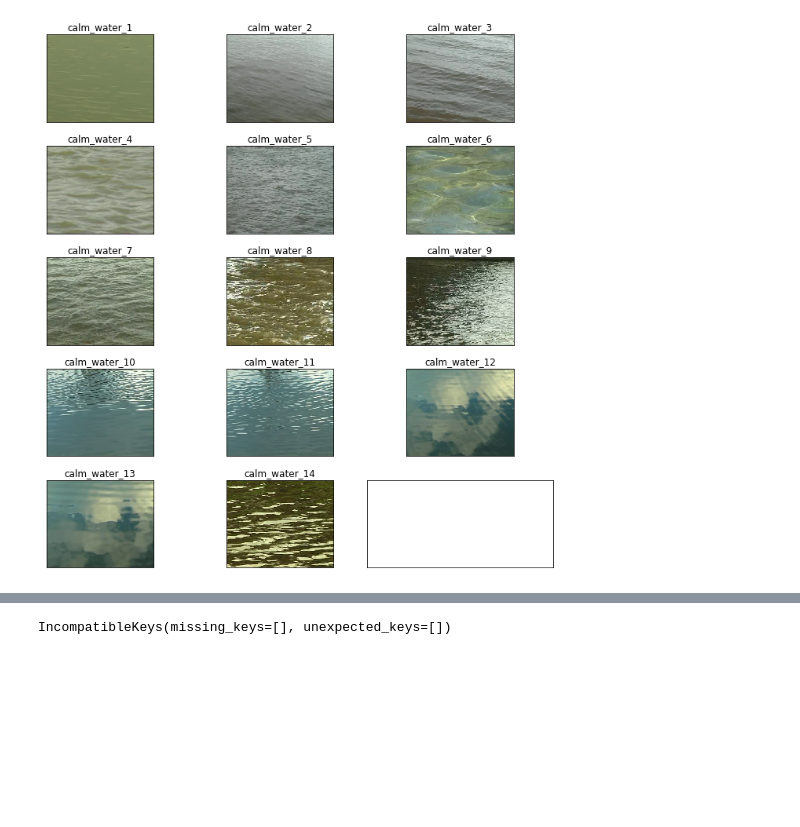
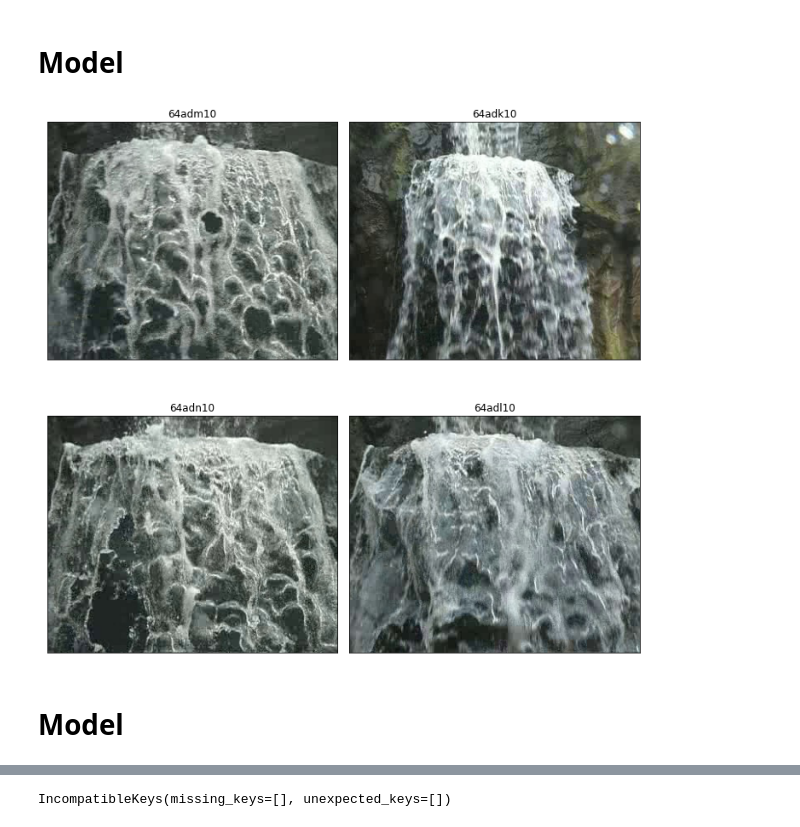
Before and after one commit to blufzzz/Dynamic-Textures-Autoregression, a Jupyter notebook: dynamic_textures_AR.ipynb, the cells around one changed output, grey strips where cells are left out. Drawn from its saved outputs; the diff is of its cells as text; code cells hidden in the pictures; blank space fills up the shorter version.

```diff
--- a/dynamic_textures_AR.ipynb
+++ b/dynamic_textures_AR.ipynb
@@ -217,0 +60,2 @@ class Discriminator(nn.Module):
+# %% [markdown]
+# Model
@@ -413,33 +209,28 @@ def save_model(model,
 # %%
-root_fold = './data/dynamic_textures/'
+video_names = os.listdir(frames_root)
+n_videos = len(video_names)
+n_vis = np.ceil(np.sqrt(n_videos)).astype(int)
 
-textures = ['calm_water_1',
-             'calm_water_2',
-             'calm_water_3',
-             'calm_water_4',
-             'calm_water_5',
-             'calm_water_6',
-             'calm_water_7',
-             'calm_water_8',
-             'calm_water_9',
-             'calm_water_10',
-             'calm_water_11',
-             'calm_water_12',
-             'calm_water_13',
-             'calm_water_14']
+fig, axes = plt.subplots(ncols=n_vis,
+                         nrows=n_vis,
+                         sharex=True,
+                         sharey=True,
+                         figsize=(10,10))
 
-N_COLS = 3
-fig, axes = plt.subplots(ncols = N_COLS, nrows= len(textures) // N_COLS + 1, sharex = True, sharey = True, figsize = (10,10))
-for i, texture in enumerate(textures):
+for i, video_name in enumerate(video_names):
 
     ax = axes.flatten()[i]
-    texture_fold = os.path.join(root_fold, texture)
-    ax.imshow(plt.imread(os.path.join(texture_fold, os.listdir(texture_fold)[0])))
-    ax.set_title(texture)
+    frames_fold = os.path.join(frames_root, video_name)
+
+    frame_path = np.random.choice(glob.glob(os.path.join(frames_fold, '*')), size=1)[0]
+    ax.imshow(plt.imread(frame_path))
+    ax.set_title(video_name)
     ax.set_xticks([])
     ax.set_yticks([])
 
 plt.tight_layout()
 plt.show()
 # %% [output]
-[figure, old version]
+[figure, new version]
+# %% [markdown]
+# Model
```
Also changed, not shown: parts of 21 cells of this notebook, 3 other files.
